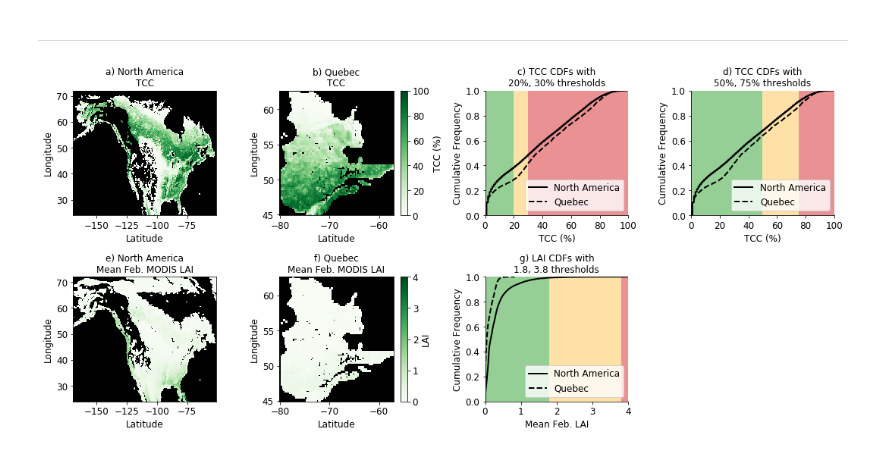
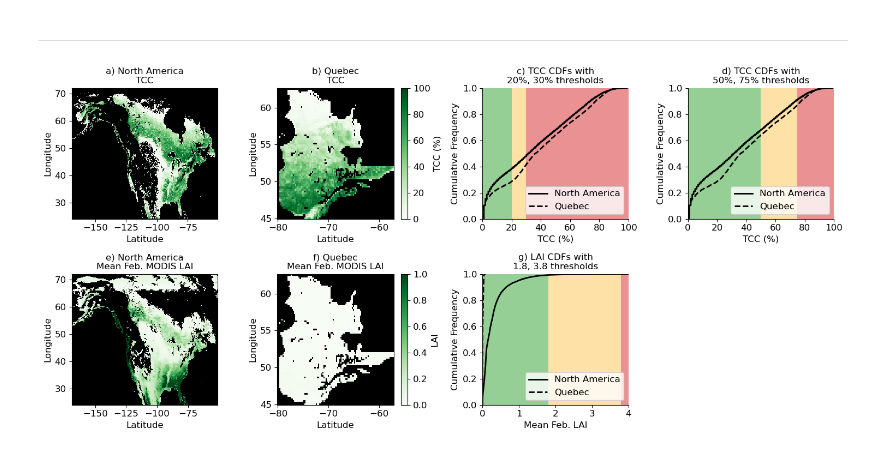
Before and after one commit to spestana/ssum, a Jupyter notebook: forest-plots.ipynb, the cells around one changed output. Cells and saved outputs as stored; diff of their text form; code cells hidden in the pictures.

Commit message:
Fix lai and update plots

```diff
--- a/forest-plots.ipynb
+++ b/forest-plots.ipynb
@@ -81,7 +81,7 @@ na_tcc_cdf_df.to_csv('na_tcc_CDF.csv')
 scale_factor = 0.1
 
 # read in MODIS LAI February mean geotiff
-na_lai = xr.open_rasterio(base_filepath + 'forest_cover/Lai.tif').squeeze()
+na_lai = xr.open_rasterio(base_filepath + 'forest_cover/lai_download/download.Lai.tif').squeeze()
 
 # replace zero values with NaNs
 na_lai = na_lai.where(na_lai != 0)
@@ -142,11 +142,11 @@ fig, ax = plt.subplots(nrows=2,ncols=4,figsize=(15,7), tight_layout=True,gridspe
 # North America, TCC map
 na_tcc.plot(ax=ax_na_tcc, vmin=0, vmax=100, cmap='Greens', add_colorbar=False)# cbar_kwargs={'label': 'TCC (%)'})
 # North America, LAI map
-(na_lai*scale_factor).plot(ax=ax_na_lai, vmin=0, vmax=4, cmap='Greens', add_colorbar=False)# cbar_kwargs={'label': 'LAI'})
+(na_lai*scale_factor).plot(ax=ax_na_lai, vmin=0, vmax=1, cmap='Greens', add_colorbar=False)# cbar_kwargs={'label': 'LAI'})
 # Quebec, TCC map
 qc_tcc.plot(ax=ax_qc_tcc, vmin=0, vmax=100, cmap='Greens', cbar_kwargs={'label': 'TCC (%)'})
 # Quebec, LAI map
-(qc_lai*scale_factor).plot(ax=ax_qc_lai, vmin=0, vmax=4, cmap='Greens', cbar_kwargs={'label': 'LAI'})
+(qc_lai*scale_factor).plot(ax=ax_qc_lai, vmin=0, vmax=1, cmap='Greens', cbar_kwargs={'label': 'LAI'})
 # format map plots
 ax_na_tcc.set_title('a) North America\nTCC')
 ax_na_lai.set_title('e) North America\nMean Feb. MODIS LAI')
@@ -189,31 +189,31 @@ ax_lai_cdf.fill_between([0, 1.8], y1=1, y2=0, facecolor='tab:green', alpha=0.5)
 ax_lai_cdf.fill_between([3.8, 10], y1=1, y2=0, facecolor='tab:red', alpha=0.5)
 
 
 # format CDF plots
 #ax.set_xlim((-5,100))
 #fig.suptitle('CDFs of TCC and LAI')
 for this_ax in [ax_tcc_cdf1, ax_tcc_cdf2]:
     this_ax.set_ylabel('Cumulative Frequency')
     this_ax.set_xlabel('TCC (%)')
     this_ax.set_ylim(0,1)
     this_ax.set_xlim(0,100)
     this_ax.spines['top'].set_visible(False)
     this_ax.spines['right'].set_visible(False)
     this_ax.legend(loc='lower right', frameon=True);
 ax_lai_cdf.set_ylabel('Cumulative Frequency')
 ax_lai_cdf.set_xlabel('Mean Feb. LAI')
 ax_lai_cdf.set_ylim(0,1)
 ax_lai_cdf.set_xlim(0,4)
 ax_lai_cdf.spines['top'].set_visible(False)
 ax_lai_cdf.spines['right'].set_visible(False)
 ax_lai_cdf.legend(loc='lower right', frameon=True);
 ax_tcc_cdf1.set_title('c) TCC CDFs with\n20%, 30% thresholds')
 ax_tcc_cdf2.set_title('d) TCC CDFs with\n50%, 75% thresholds')
 ax_lai_cdf.set_title('g) LAI CDFs with\n1.8, 3.8 thresholds')
 
 ax_empty.axis('off')
 
 # save figure
 plt.savefig('figures/forest-mountainsmasked.jpg')
 # %% [output]
-[figure, old version]
+[figure, new version]
```
Also changed, not shown: parts of 1 cell of this notebook, 2 other files.
